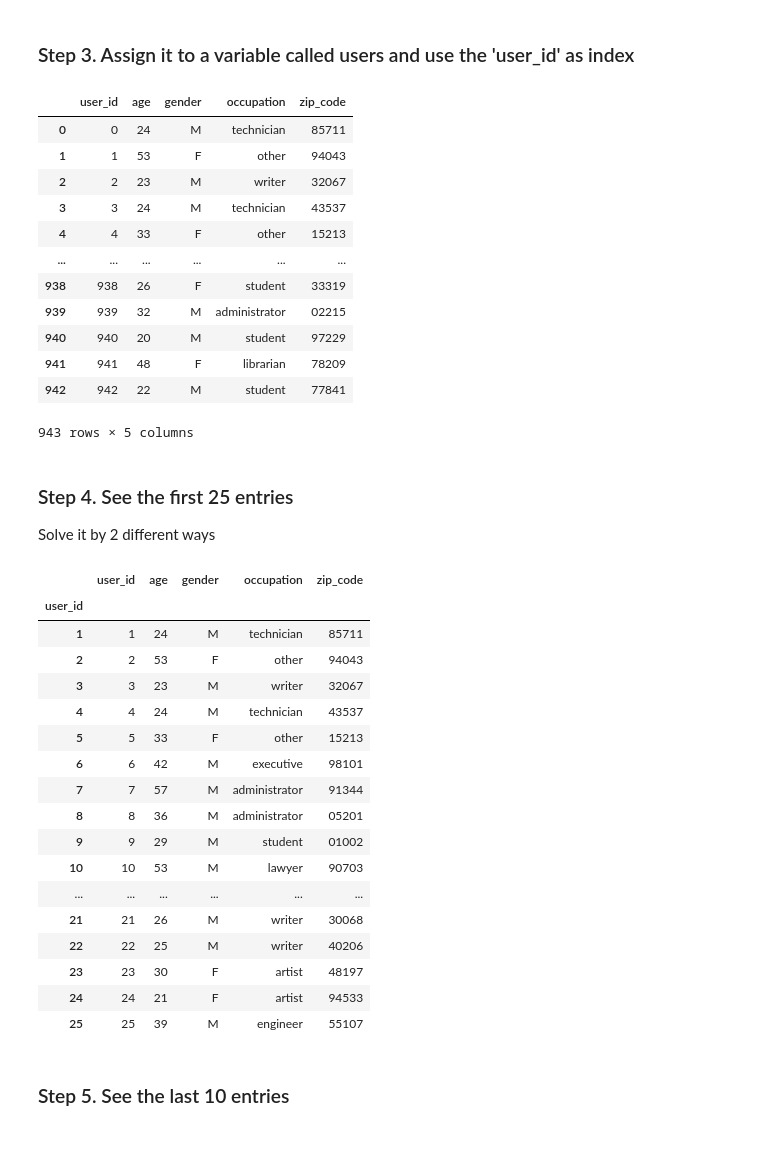
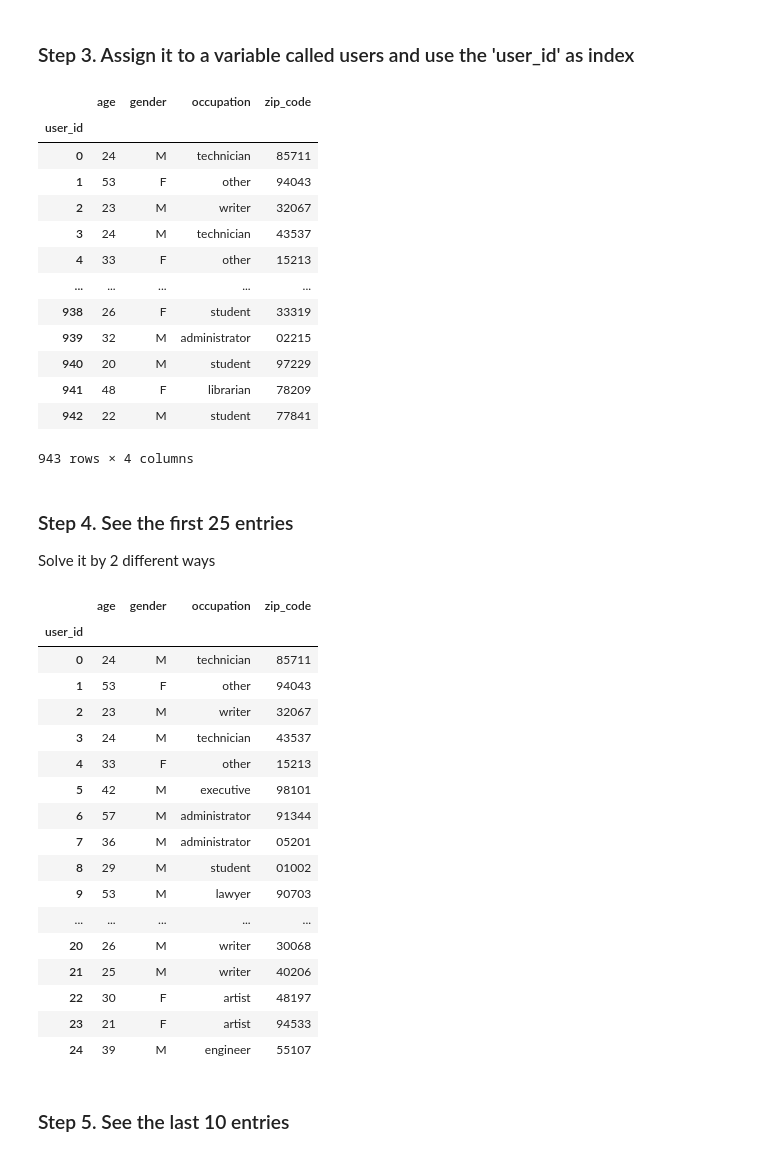
Before and after one commit to jaimeMatea/ONLINE_DS_THEBRIDGE_JaimeMateaPolo, a Jupyter notebook: 2_Analytics/2-Pandas/ejercicios/01_Getting_&_Knowing_Your_Data/Occupation/Occupation.ipynb, the cells around one changed output. Drawn from its saved outputs; the diff is of its cells as text; code cells hidden in the pictures.

```diff
--- a/2_Analytics/2-Pandas/ejercicios/01_Getting_&_Knowing_Your_Data/Occupation/Occupation.ipynb
+++ b/2_Analytics/2-Pandas/ejercicios/01_Getting_&_Knowing_Your_Data/Occupation/Occupation.ipynb
@@ -9,8 +9,7 @@ import pandas as pd
 # %% [markdown]
 ### Step 2. Import the dataset from this [address](https://raw.githubusercontent.com/justmarkham/DAT8/master/data/u.user).
 # %%
-url="https://raw.githubusercontent.com/justmarkham/DAT8/master/data/u.user"
-df=pd.read_csv(url,sep="|")
+df=pd.read_csv("https://raw.githubusercontent.com/justmarkham/DAT8/master/data/u.user",sep="|")
 df
 # %% [output]
 |  | user_id | age | gender | occupation | zip_code |
@@ -29,48 +28,47 @@ df
 # %% [markdown]
 ### Step 3. Assign it to a variable called users and use the 'user_id' as index
 # %%
-users=df
-users.user_id=users.index
-
+users=df.set_index("user_id")
 users
 # %% [output]
-|  | user_id | age | gender | occupation | zip_code |
-| 0 | 0 | 24 | M | technician | 85711 |
-| 1 | 1 | 53 | F | other | 94043 |
-| 2 | 2 | 23 | M | writer | 32067 |
-| 3 | 3 | 24 | M | technician | 43537 |
-| 4 | 4 | 33 | F | other | 15213 |
-| ... | ... | ... | ... | ... | ... |
-| 938 | 938 | 26 | F | student | 33319 |
-| 939 | 939 | 32 | M | administrator | 02215 |
-| 940 | 940 | 20 | M | student | 97229 |
-| 941 | 941 | 48 | F | librarian | 78209 |
-| 942 | 942 | 22 | M | student | 77841 |
+|  | age | gender | occupation | zip_code |
+| user_id |  |  |  |  |
+| 0 | 24 | M | technician | 85711 |
+| 1 | 53 | F | other | 94043 |
+| 2 | 23 | M | writer | 32067 |
+| 3 | 24 | M | technician | 43537 |
+| 4 | 33 | F | other | 15213 |
+| ... | ... | ... | ... | ... |
+| 938 | 26 | F | student | 33319 |
+| 939 | 32 | M | administrator | 02215 |
+| 940 | 20 | M | student | 97229 |
+| 941 | 48 | F | librarian | 78209 |
+| 942 | 22 | M | student | 77841 |
-943 rows × 5 columns
+943 rows × 4 columns
 # %% [markdown]
 ### Step 4. See the first 25 entries
 Solve it by 2 different ways
 # %%
 users[:25]
 # %% [output]
-|  | user_id | age | gender | occupation | zip_code |
-| user_id |  |  |  |  |  |
-| 1 | 1 | 24 | M | technician | 85711 |
-| 2 | 2 | 53 | F | other | 94043 |
-| 3 | 3 | 23 | M | writer | 32067 |
-| 4 | 4 | 24 | M | technician | 43537 |
-| 5 | 5 | 33 | F | other | 15213 |
-| 6 | 6 | 42 | M | executive | 98101 |
-| 7 | 7 | 57 | M | administrator | 91344 |
-| 8 | 8 | 36 | M | administrator | 05201 |
-| 9 | 9 | 29 | M | student | 01002 |
-| 10 | 10 | 53 | M | lawyer | 90703 |
-| ... | ... | ... | ... | ... | ... |
-| 21 | 21 | 26 | M | writer | 30068 |
-| 22 | 22 | 25 | M | writer | 40206 |
-| 23 | 23 | 30 | F | artist | 48197 |
-| 24 | 24 | 21 | F | artist | 94533 |
-| 25 | 25 | 39 | M | engineer | 55107 |
+|  | age | gender | occupation | zip_code |
+| user_id |  |  |  |  |
+| 0 | 24 | M | technician | 85711 |
+| 1 | 53 | F | other | 94043 |
+| 2 | 23 | M | writer | 32067 |
+| 3 | 24 | M | technician | 43537 |
+| 4 | 33 | F | other | 15213 |
+| 5 | 42 | M | executive | 98101 |
+| 6 | 57 | M | administrator | 91344 |
+| 7 | 36 | M | administrator | 05201 |
+| 8 | 29 | M | student | 01002 |
+| 9 | 53 | M | lawyer | 90703 |
+| ... | ... | ... | ... | ... |
+| 20 | 26 | M | writer | 30068 |
+| 21 | 25 | M | writer | 40206 |
+| 22 | 30 | F | artist | 48197 |
+| 23 | 21 | F | artist | 94533 |
+| 24 | 39 | M | engineer | 55107 |
 # %% [markdown]
 ### Step 5. See the last 10 entries
 # %%
```
Also changed, not shown: parts of 15 cells of this notebook, 2 other files.
